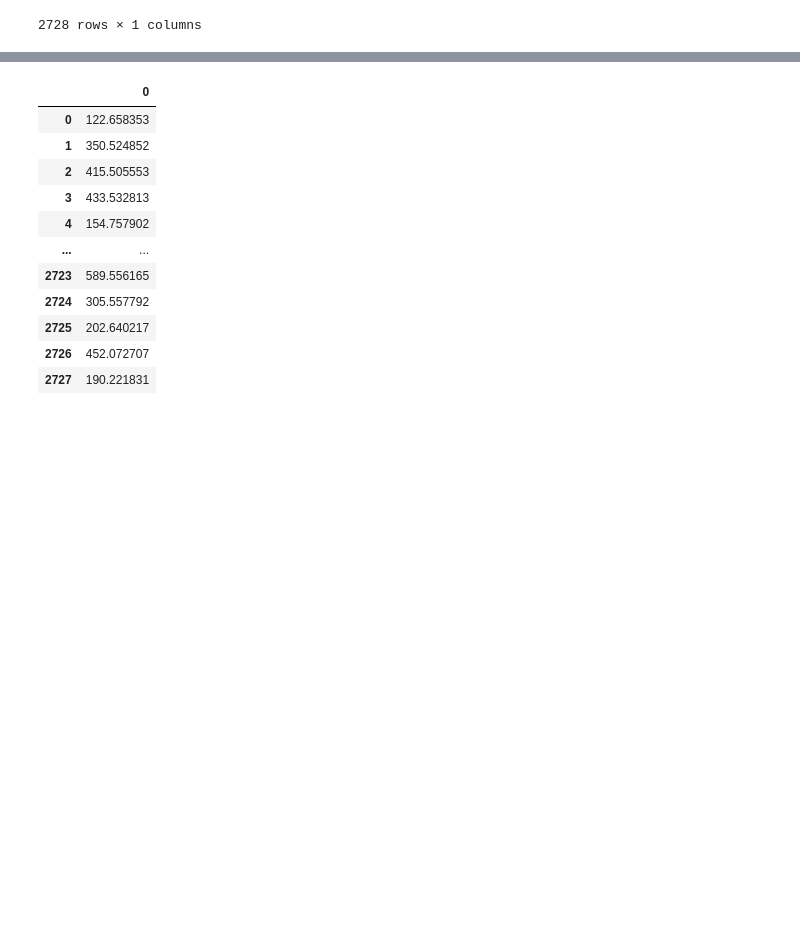
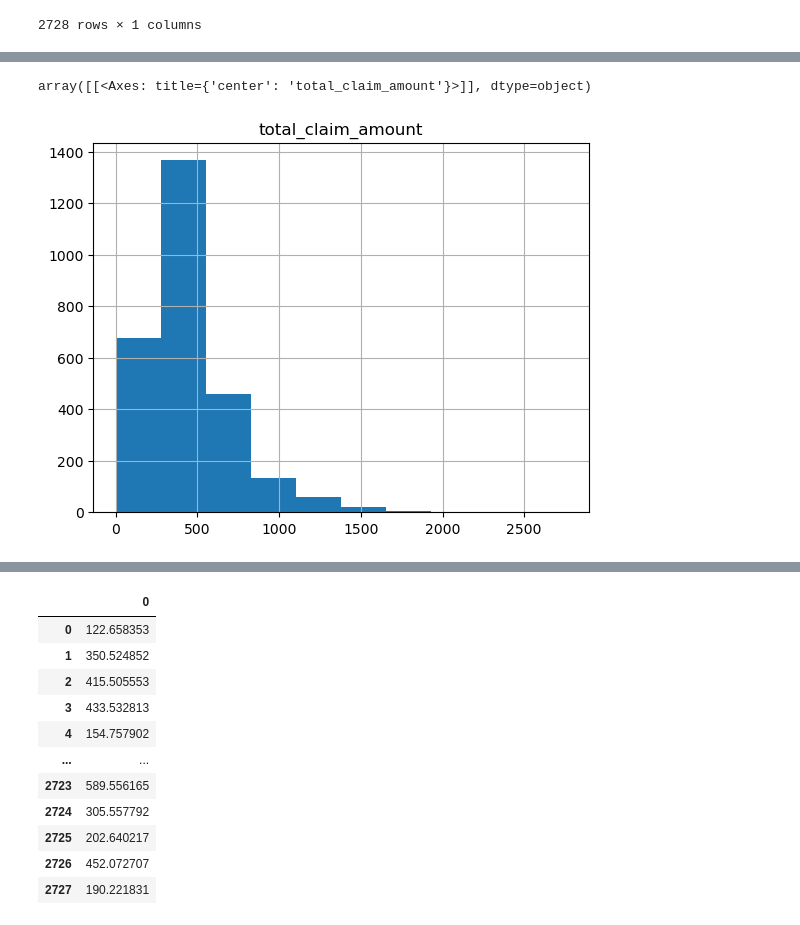
Before and after one commit to Oliviasteph5/Week4, a Jupyter notebook: Week4Day2 Lab on Linear Regression.ipynb, the cells around one changed output, grey strips where cells are left out. Cells and saved outputs as stored; diff of their text form; code cells hidden in the pictures; blank space fills up the shorter version.

```diff
--- a/Week4Day2 Lab on Linear Regression.ipynb
+++ b/Week4Day2 Lab on Linear Regression.ipynb
@@ -116,3 +128,8 @@ array([[0.43233083, 0.24954704, 0.37560136, ..., 0.        , 0.125     ,
+# %%
+y_test.hist()
+# %% [output]
+array([[<Axes: title={'center': 'total_claim_amount'}>]], dtype=object)
+[figure, added]
 # %%
 #Applying linear regression.
 from sklearn.linear_model import LinearRegression
```
Also changed, not shown: parts of 12 cells of this notebook.
